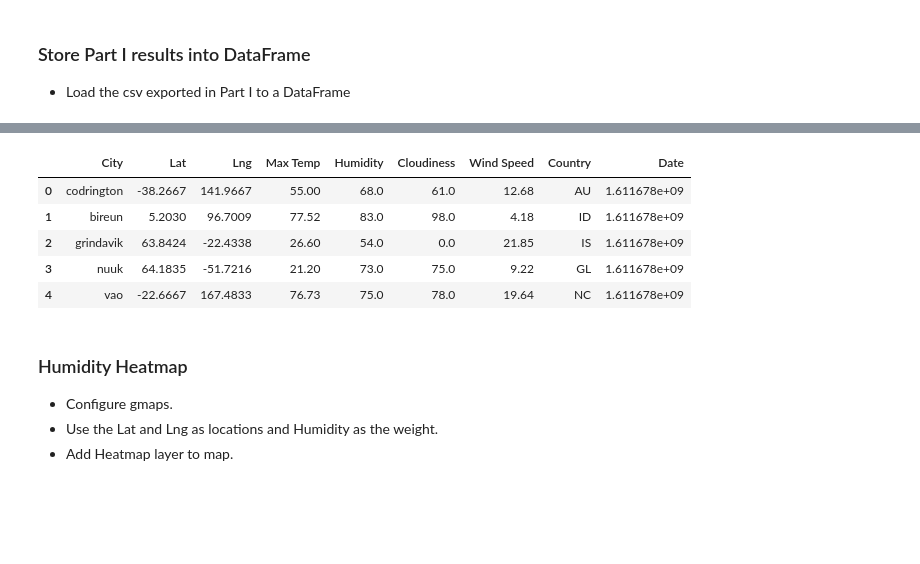
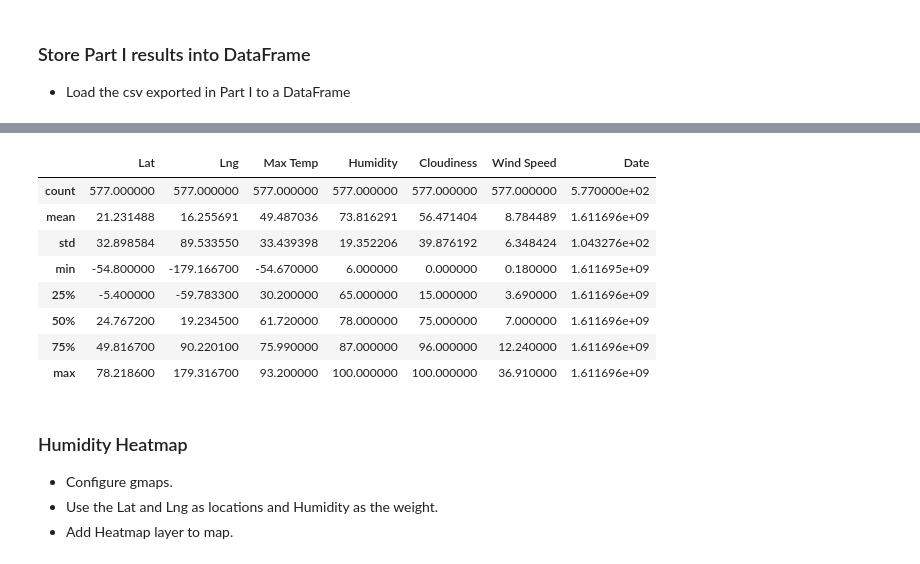
Before and after one commit to acsours/python-api-challenge, a Jupyter notebook: VacationPy.ipynb, the cells around one changed output, grey strips where cells are left out. Saved outputs shown, nothing was run; the diff lists cells and outputs as text; code cells hidden in the pictures; blank space fills up the shorter version.

```diff
--- a/VacationPy.ipynb
+++ b/VacationPy.ipynb
@@ -55,11 +49,14 @@ city_renamed_df.head()
 # %%
 city_clean_df=city_renamed_df.dropna(how="any")
 # %%
-city_clean_df.head()
+city_clean_df.describe()
 # %% [output]
-|  | City | Lat | Lng | Max Temp | Humidity | Cloudiness | Wind Speed | Country | Date |
-| 0 | codrington | -38.2667 | 141.9667 | 55.00 | 68.0 | 61.0 | 12.68 | AU | 1.611678e+09 |
-| 1 | bireun | 5.2030 | 96.7009 | 77.52 | 83.0 | 98.0 | 4.18 | ID | 1.611678e+09 |
-| 2 | grindavik | 63.8424 | -22.4338 | 26.60 | 54.0 | 0.0 | 21.85 | IS | 1.611678e+09 |
-| 3 | nuuk | 64.1835 | -51.7216 | 21.20 | 73.0 | 75.0 | 9.22 | GL | 1.611678e+09 |
-| 4 | vao | -22.6667 | 167.4833 | 76.73 | 75.0 | 78.0 | 19.64 | NC | 1.611678e+09 |
+|  | Lat | Lng | Max Temp | Humidity | Cloudiness | Wind Speed | Date |
+| count | 577.000000 | 577.000000 | 577.000000 | 577.000000 | 577.000000 | 577.000000 | 5.770000e+02 |
+| mean | 21.231488 | 16.255691 | 49.487036 | 73.816291 | 56.471404 | 8.784489 | 1.611696e+09 |
+| std | 32.898584 | 89.533550 | 33.439398 | 19.352206 | 39.876192 | 6.348424 | 1.043276e+02 |
+| min | -54.800000 | -179.166700 | -54.670000 | 6.000000 | 0.000000 | 0.180000 | 1.611695e+09 |
+| 25% | -5.400000 | -59.783300 | 30.200000 | 65.000000 | 15.000000 | 3.690000 | 1.611696e+09 |
+| 50% | 24.767200 | 19.234500 | 61.720000 | 78.000000 | 75.000000 | 7.000000 | 1.611696e+09 |
+| 75% | 49.816700 | 90.220100 | 75.990000 | 87.000000 | 96.000000 | 12.240000 | 1.611696e+09 |
+| max | 78.218600 | 179.316700 | 93.200000 | 100.000000 | 100.000000 | 36.910000 | 1.611696e+09 |
```
Also changed, not shown: parts of 24 cells of this notebook, 3 other files.
